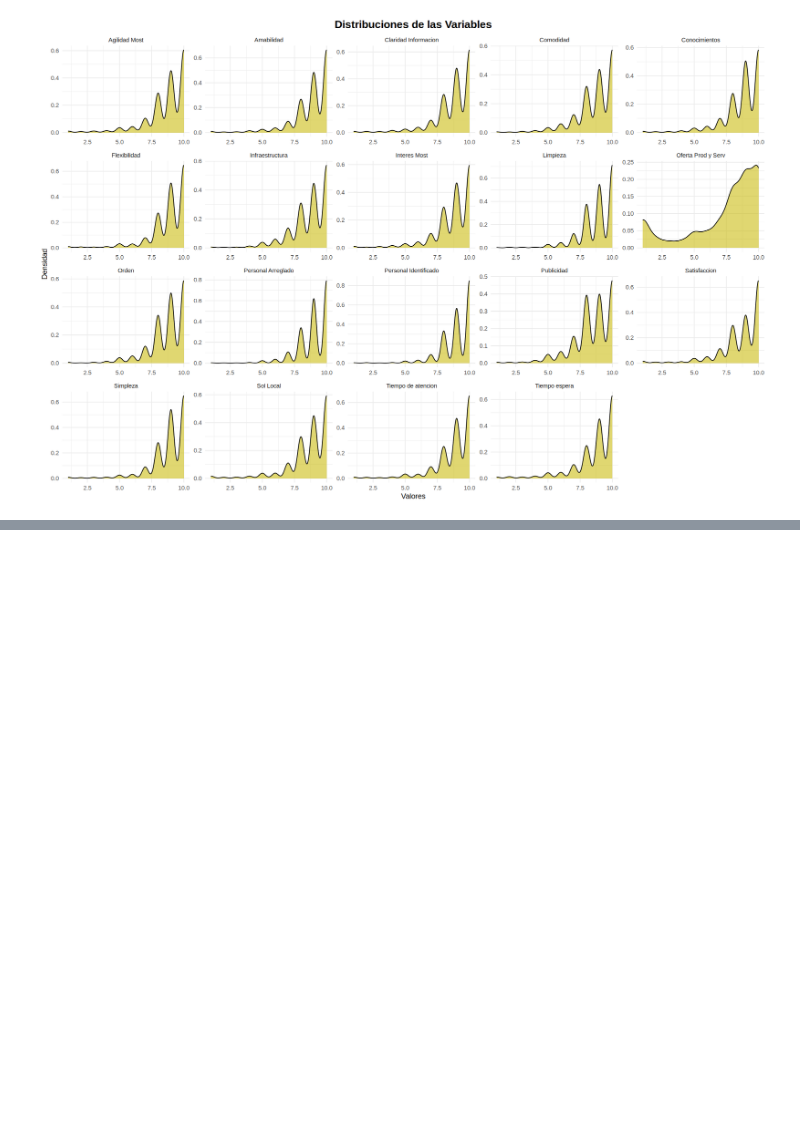
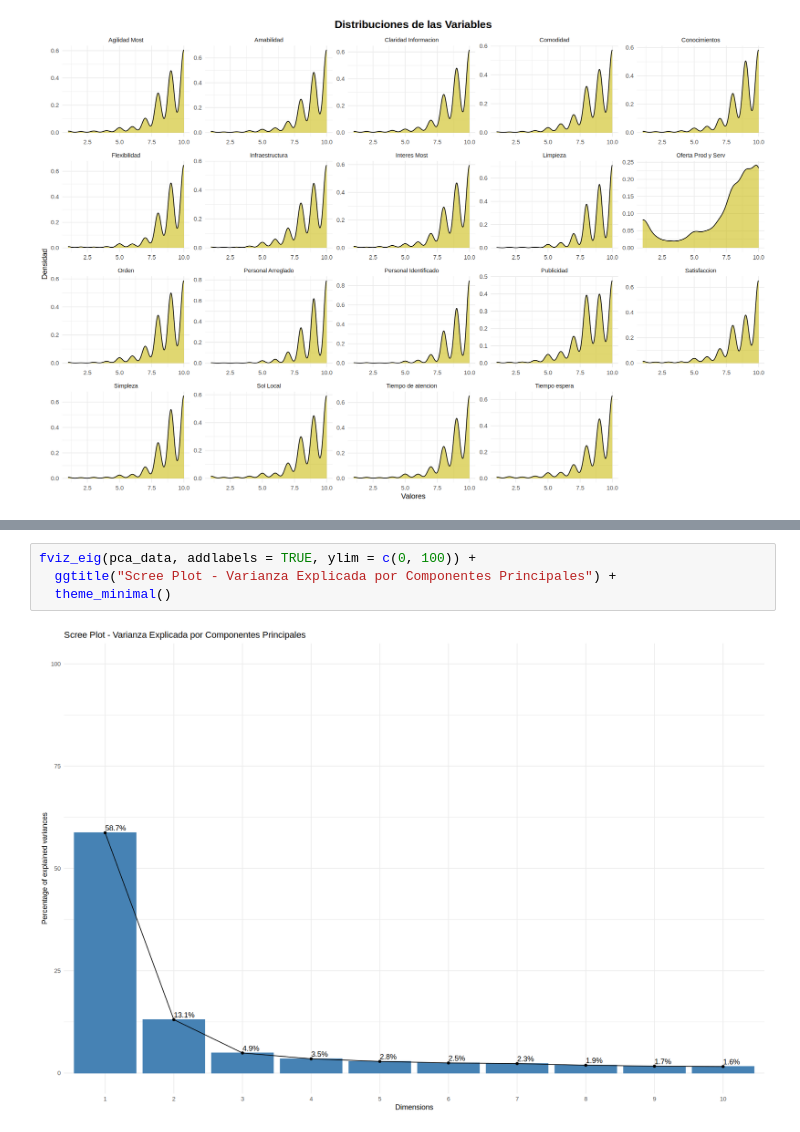
Before and after one commit to codelock54/Client_Satisfaction, a Jupyter notebook: Client_Satisfaction.ipynb, the cells around one changed output, grey strips where cells are left out. Cells and saved outputs as stored; diff of their text form; blank space fills up the shorter version.

```diff
--- a/Client_Satisfaction.ipynb
+++ b/Client_Satisfaction.ipynb
@@ -554,0 +379,6 @@ geom_point(aes(x = principal_component, y = y, color = cluster), data = pca_data
+# %%
+fviz_eig(pca_data, addlabels = TRUE, ylim = c(0, 100)) +
+  ggtitle("Scree Plot - Varianza Explicada por Componentes Principales") +
+  theme_minimal()
+# %% [output]
+[figure, added]
```
Also changed, not shown: parts of 59 cells of this notebook.
